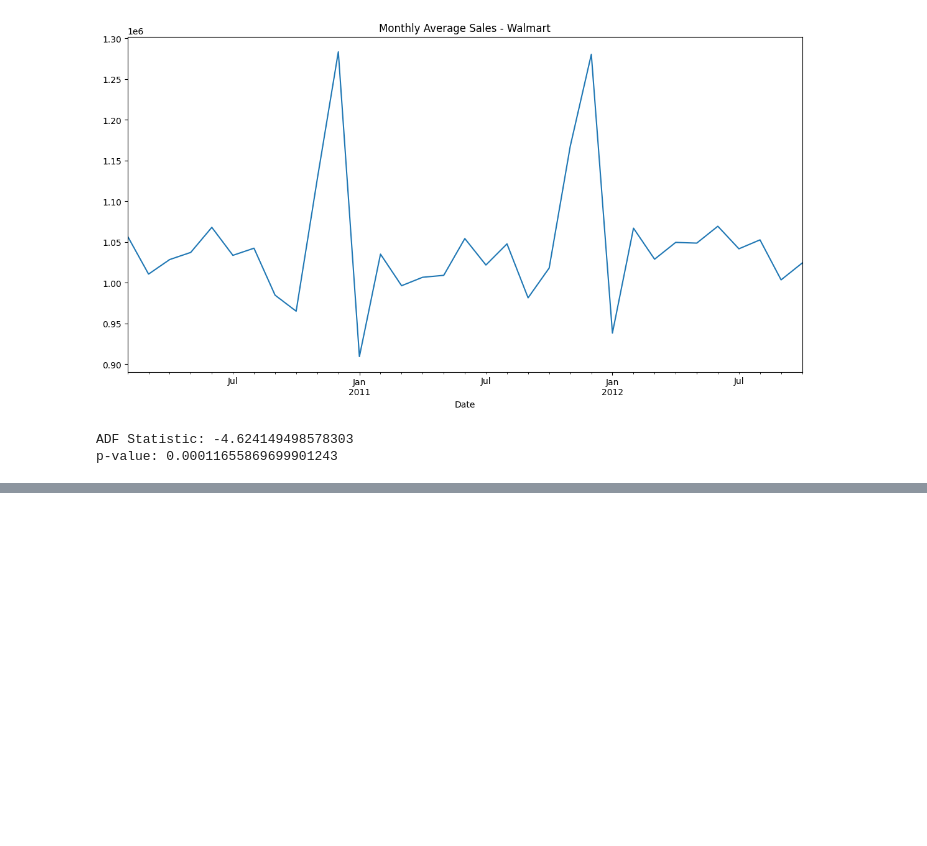
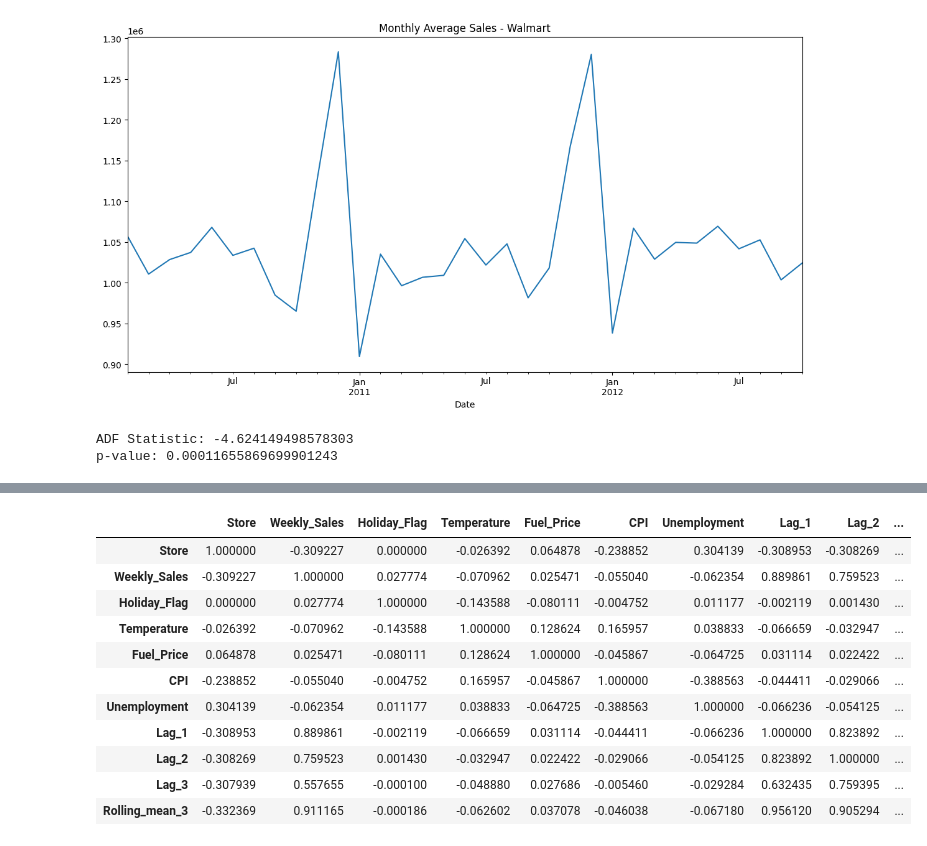
Before and after one commit to TangoMango223/walmart_analysis, a Jupyter notebook: analysis.ipynb, the cells around one changed output, grey strips where cells are left out. Cells and saved outputs as stored; diff of their text form; code cells hidden in the pictures; blank space fills up the shorter version.

```diff
--- a/analysis.ipynb
+++ b/analysis.ipynb
@@ -373,0 +558,15 @@ p-value: 0.00011655869699901243
+# %%
+df2.corr(method = "spearman")
+# %% [output]
+|  | Store | Weekly_Sales | Holiday_Flag | Temperature | Fuel_Price | CPI | Unemployment | Lag_1 | Lag_2 | ... |
+| Store | 1.000000 | -0.309227 | 0.000000 | -0.026392 | 0.064878 | -0.238852 | 0.304139 | -0.308953 | -0.308269 | ... |
+| Weekly_Sales | -0.309227 | 1.000000 | 0.027774 | -0.070962 | 0.025471 | -0.055040 | -0.062354 | 0.889861 | 0.759523 | ... |
+| Holiday_Flag | 0.000000 | 0.027774 | 1.000000 | -0.143588 | -0.080111 | -0.004752 | 0.011177 | -0.002119 | 0.001430 | ... |
+| Temperature | -0.026392 | -0.070962 | -0.143588 | 1.000000 | 0.128624 | 0.165957 | 0.038833 | -0.066659 | -0.032947 | ... |
+| Fuel_Price | 0.064878 | 0.025471 | -0.080111 | 0.128624 | 1.000000 | -0.045867 | -0.064725 | 0.031114 | 0.022422 | ... |
+| CPI | -0.238852 | -0.055040 | -0.004752 | 0.165957 | -0.045867 | 1.000000 | -0.388563 | -0.044411 | -0.029066 | ... |
+| Unemployment | 0.304139 | -0.062354 | 0.011177 | 0.038833 | -0.064725 | -0.388563 | 1.000000 | -0.066236 | -0.054125 | ... |
+| Lag_1 | -0.308953 | 0.889861 | -0.002119 | -0.066659 | 0.031114 | -0.044411 | -0.066236 | 1.000000 | 0.823892 | ... |
+| Lag_2 | -0.308269 | 0.759523 | 0.001430 | -0.032947 | 0.022422 | -0.029066 | -0.054125 | 0.823892 | 1.000000 | ... |
+| Lag_3 | -0.307939 | 0.557655 | -0.000100 | -0.048880 | 0.027686 | -0.005460 | -0.029284 | 0.632435 | 0.759395 | ... |
+| Rolling_mean_3 | -0.332369 | 0.911165 | -0.000186 | -0.062602 | 0.037078 | -0.046038 | -0.067180 | 0.956120 | 0.905294 | ... |
```
Also changed, not shown: parts of 20 cells of this notebook.
